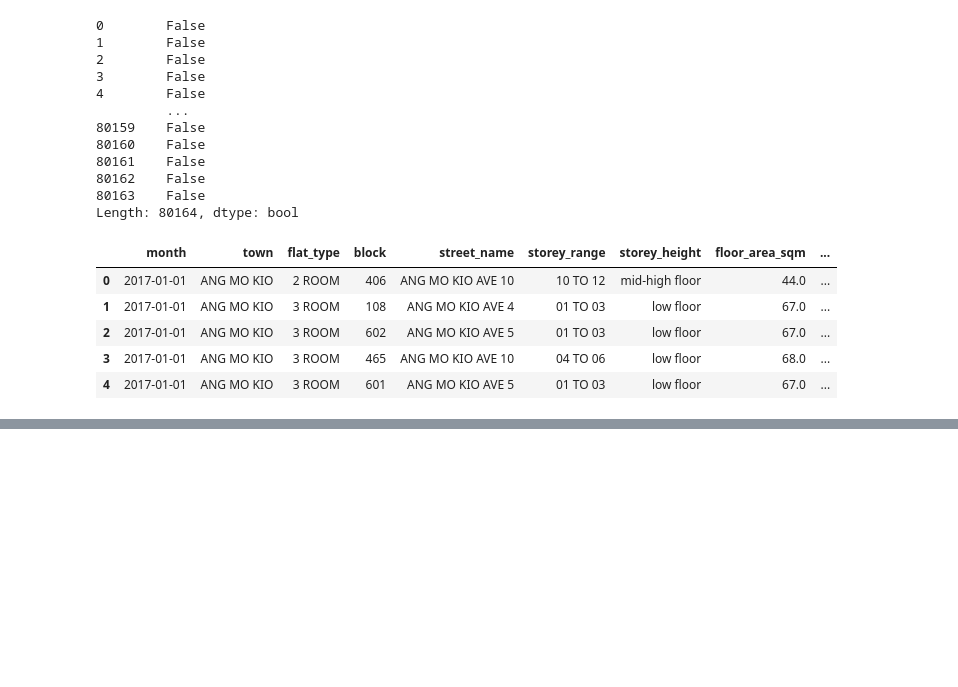
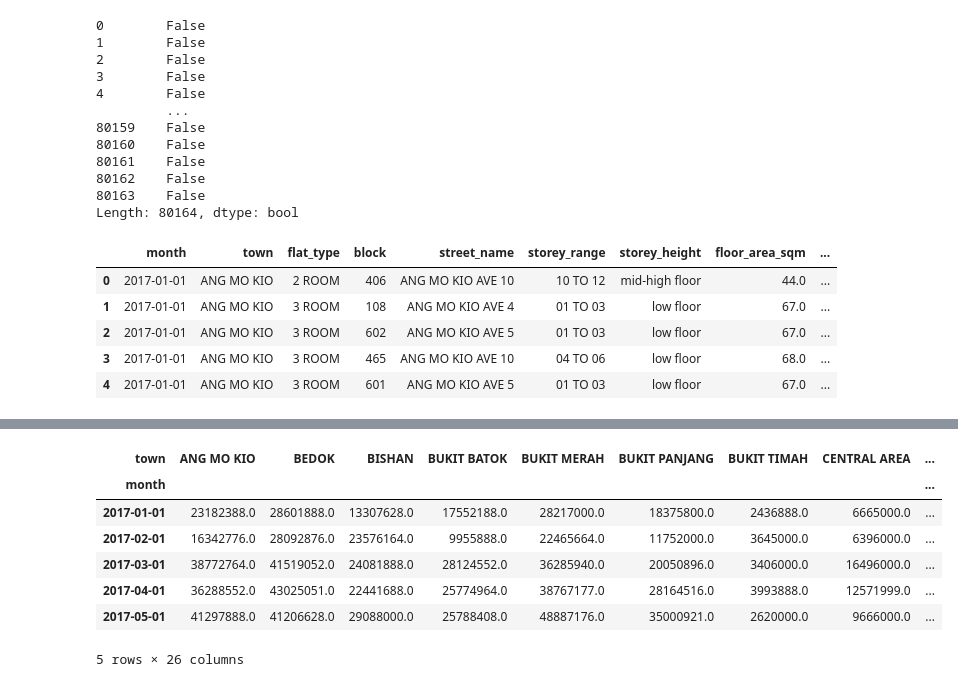
Before and after one commit to sura1128/hdb_resale_analytics, a Jupyter notebook: hdb_resales.ipynb, the cells around one changed output, grey strips where cells are left out. Cells and saved outputs as stored; diff of their text form; code cells hidden in the pictures; blank space fills up the shorter version.

```diff
--- a/hdb_resales.ipynb
+++ b/hdb_resales.ipynb
@@ -135,0 +205,13 @@ df.head()
+# %%
+# the volume of sales can be tabulated using the sum of sales over the years
+sum_table = pd.pivot_table(df, values='resale_price', index=['month'], columns=['town'], aggfunc="sum")
+sum_table.head()
+# %% [output]
+| town | ANG MO KIO | BEDOK | BISHAN | BUKIT BATOK | BUKIT MERAH | BUKIT PANJANG | BUKIT TIMAH | CENTRAL AREA | ... |
+| month |  |  |  |  |  |  |  |  | ... |
+| 2017-01-01 | 23182388.0 | 28601888.0 | 13307628.0 | 17552188.0 | 28217000.0 | 18375800.0 | 2436888.0 | 6665000.0 | ... |
+| 2017-02-01 | 16342776.0 | 28092876.0 | 23576164.0 | 9955888.0 | 22465664.0 | 11752000.0 | 3645000.0 | 6396000.0 | ... |
+| 2017-03-01 | 38772764.0 | 41519052.0 | 24081888.0 | 28124552.0 | 36285940.0 | 20050896.0 | 3406000.0 | 16496000.0 | ... |
+| 2017-04-01 | 36288552.0 | 43025051.0 | 22441688.0 | 25774964.0 | 38767177.0 | 28164516.0 | 3993888.0 | 12571999.0 | ... |
+| 2017-05-01 | 41297888.0 | 41206628.0 | 29088000.0 | 25788408.0 | 48887176.0 | 35000921.0 | 2620000.0 | 9666000.0 | ... |
+5 rows × 26 columns
```
Also changed, not shown: parts of 10 cells of this notebook.
